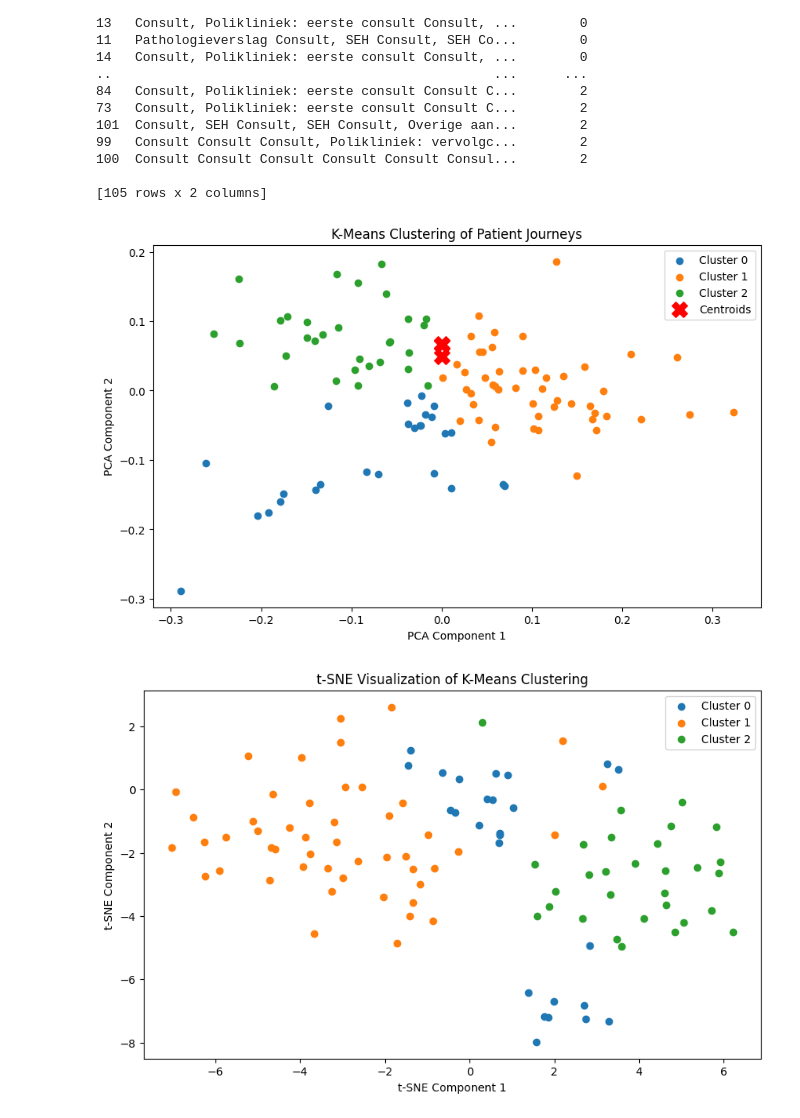
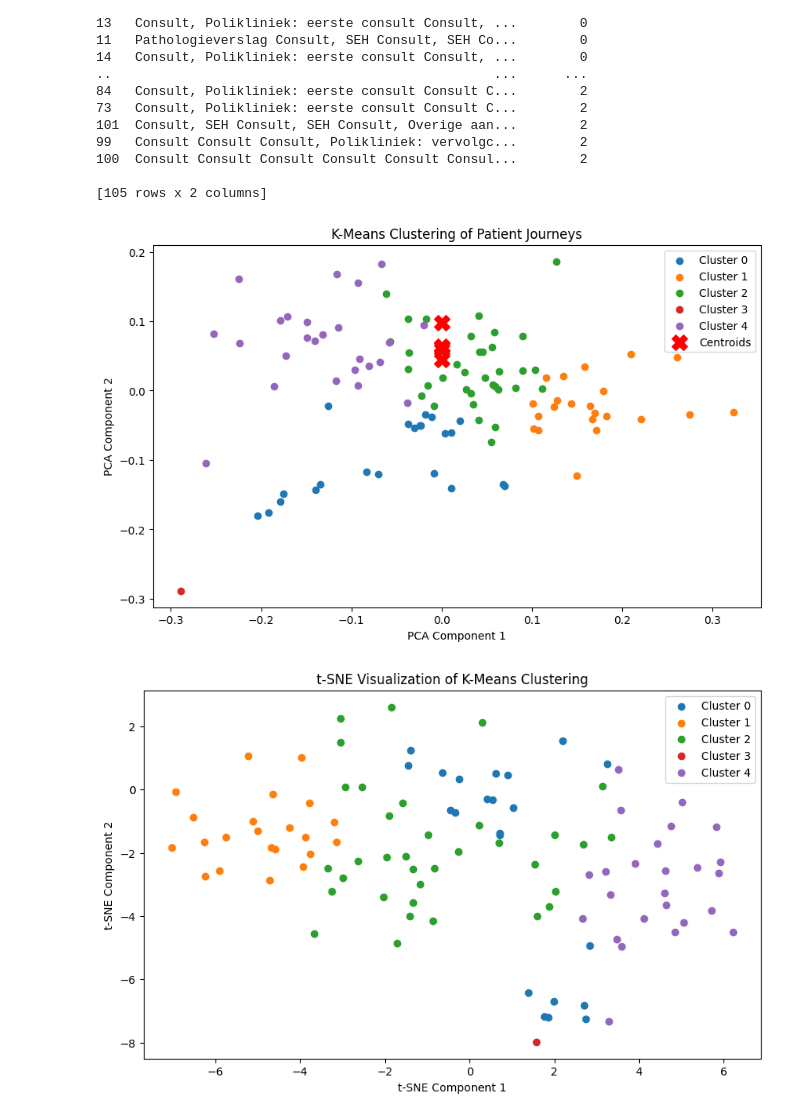
Before and after one commit to Yannique00/Master_Thesis, a Jupyter notebook: event logs pm all reports filtered.ipynb, the cells around one changed output. Cells and saved outputs as stored; diff of their text form; code cells hidden in the pictures.

```diff
--- a/event logs pm all reports filtered.ipynb
+++ b/event logs pm all reports filtered.ipynb
@@ -985,35 +987,42 @@ from sklearn.cluster import KMeans
 
 # Convert traces to "sentences"
 trace_sentences = [' '.join(trace) for trace in trace_list]
 
+# Apply Count Vectorization
+from sklearn.feature_extraction.text import CountVectorizer
+vectorizer = CountVectorizer()
+X = vectorizer.fit_transform(trace_sentences)
+
+
 # Apply TF-IDF
 vectorizer = TfidfVectorizer()
 X = vectorizer.fit_transform(trace_sentences)
 
+
 # Apply K-Means clustering
-num_clusters = 3  # Adjust based on data
+num_clusters = 5  # Adjust based on data
 kmeans = KMeans(n_clusters=num_clusters, random_state=42)
 clusters = kmeans.fit_predict(X)
 
 # Reduce dimensions using PCA
 pca = PCA(n_components=2)
 X_pca = pca.fit_transform(X.toarray())
 
 # Plot clusters
 plt.figure(figsize=(10, 6))
 for i in range(num_clusters):
     plt.scatter(X_pca[clusters == i, 0], X_pca[clusters == i, 1], label=f'Cluster {i}')
 
 plt.scatter(kmeans.cluster_centers_[:, 0], kmeans.cluster_centers_[:, 1],
             s=200, c='red', marker='X', label='Centroids')
 
 plt.xlabel('PCA Component 1')
 plt.ylabel('PCA Component 2')
 plt.title('K-Means Clustering of Patient Journeys')
 plt.legend()
 plt.show()
 # %% [output]
-[figure, old version]
+[figure, new version]
 # %%
 from sklearn.manifold import TSNE
 
@@ -1032,7 +1041,7 @@ plt.title('t-SNE Visualization of K-Means Clustering')
 plt.legend()
 plt.show()
 # %% [output]
-[figure, old version]
+[figure, new version]
 # %%
 import plotly.graph_objects as go
 import numpy as np
```
Also changed, not shown: parts of 9 cells of this notebook, 5 other files.
